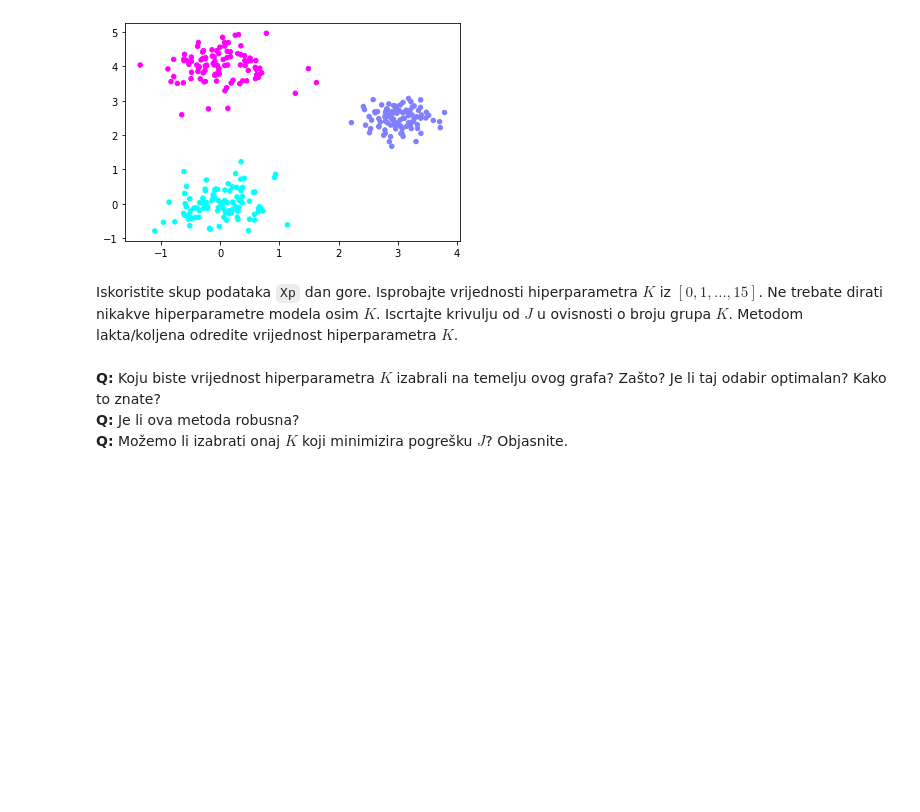
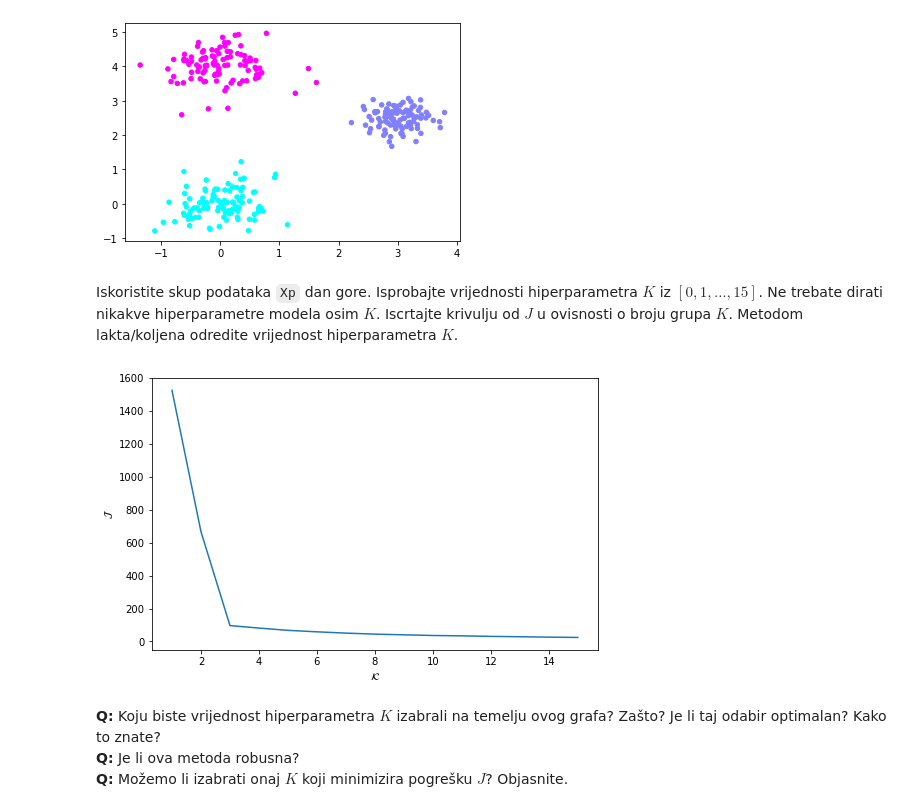
Before and after one commit to dbrcina/SU-FER-2020-21, a Jupyter notebook: SU-2020-LAB04-0036506587.ipynb, the cells around one changed output. Saved outputs shown, nothing was run; the diff lists cells and outputs as text; code cells hidden in the pictures; blank space fills up the shorter version.

```diff
--- a/SU-2020-LAB04-0036506587.ipynb
+++ b/SU-2020-LAB04-0036506587.ipynb
@@ -385,3 +476,17 @@ from sklearn.cluster import KMeans
+# %%
+from sklearn.cluster import KMeans
+
+# Vaš kôd ovdje...
+model = KMeans()
+k_array = [k for k in range(1, 16)]
+cost_function_data = [model.set_params(n_clusters=k).fit(Xp).inertia_ for k in k_array]
+plt.figure(figsize=(8,5))
+plt.plot(k_array, cost_function_data)
+plt.xlabel(r'$\mathcal{K}$')
+plt.ylabel(r'$\mathcal{J}$')
+plt.show()
+# %% [output]
+[figure, added]
 # %% [markdown]
 **Q:** Koju biste vrijednost hiperparametra $K$ izabrali na temelju ovog grafa? Zašto? Je li taj odabir optimalan? Kako to znate?
 **Q:** Je li ova metoda robusna?
```
Also changed, not shown: parts of 19 cells of this notebook.
